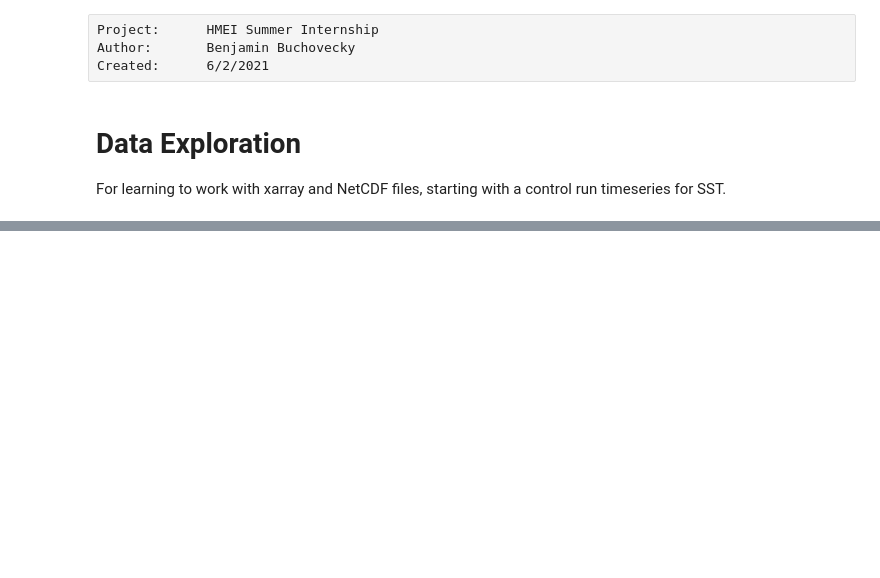
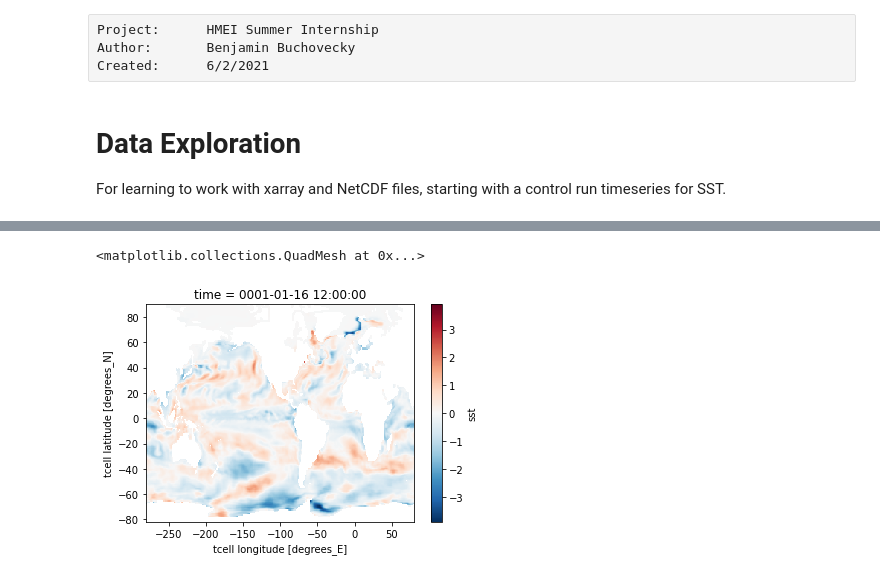
Before and after one commit to bbuchovecky/hmei, a Jupyter notebook: notebooks/data_exploration.ipynb, the cells around one changed output, grey strips where cells are left out. Saved outputs shown, nothing was run; the diff lists cells and outputs as text; code cells hidden in the pictures; blank space fills up the shorter version.

```diff
--- a/notebooks/data_exploration.ipynb
+++ b/notebooks/data_exploration.ipynb
@@ -125,0 +48,24 @@ Attributes: (0)
+# %%
+# compute the monthly anomalies from the 300-year control runs
+def compute_ctrl_anomalies(path, var):
+    ds = xr.open_mfdataset(path+'/'+var.upper()+'/'+var.lower()+'_*.nc')
+
+    climatology = ds.groupby('time.month').mean(dim='time')
+
+    seq = []
+    for i in range(0,300):
+        seq.append(climatology)
+
+    climatology_full = xr.concat(seq, 'month')
+    climatology_full = climatology_full.assign_coords(month=ds.time.values)
+    climatology_full = climatology_full.rename({'month':'time'})
+
+    return (ds - climatology_full)
+# %%
+path = rootdir+subdir
+sst_anom = compute_ctrl_anomalies(path, 'sst')
+# %%
+sst_anom.sst.isel(time=0).plot()
+# %% [output]
+<matplotlib.collections.QuadMesh at 0x...>
+[figure, added]
```
Also changed, not shown: parts of 15 cells of this notebook, 1 other file.
